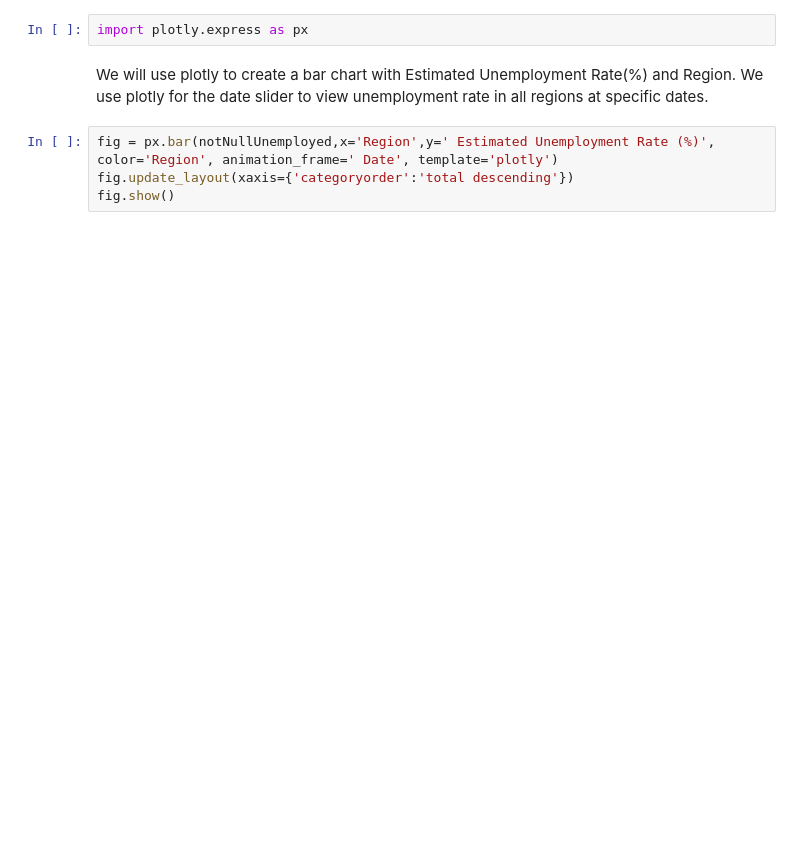
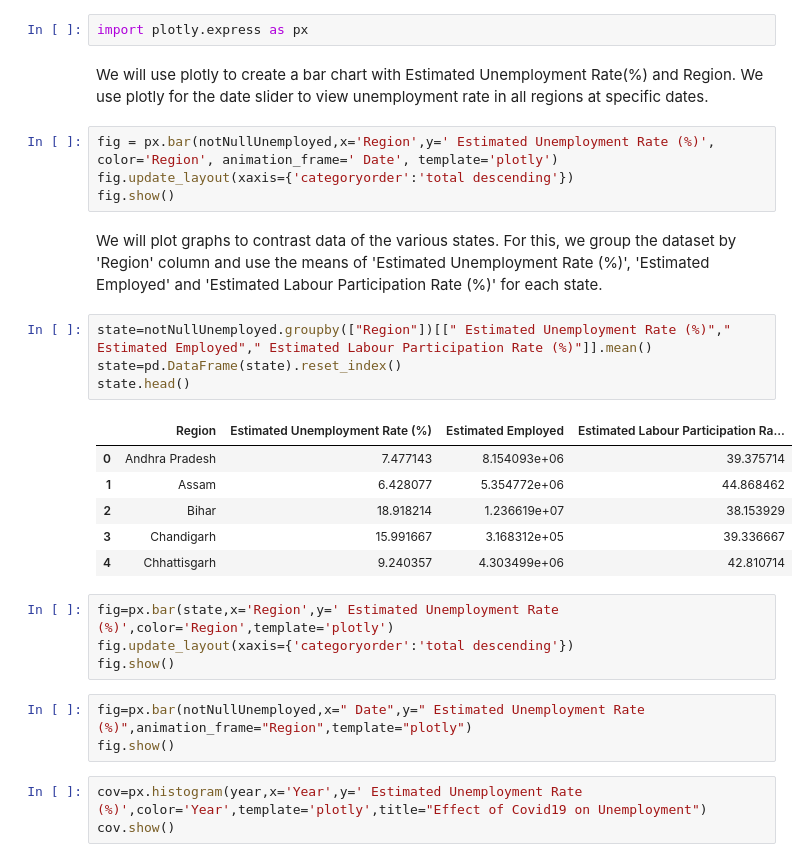
Before and after one commit to Codeworm08/OIBSIP, a Jupyter notebook: unemploymentAnalysis.ipynb, the cells around one changed output. Drawn from its saved outputs; the diff is of its cells as text; blank space fills up the shorter version.

Commit message:
unemployment plot against time regionwise. histogram for unemployment in 2019 and 2020

```diff
--- a/unemploymentAnalysis.ipynb
+++ b/unemploymentAnalysis.ipynb
@@ -78,3 +86,26 @@ We will use plotly to create a bar chart with Estimated Unemployment Rate(%) and
 fig = px.bar(notNullUnemployed,x='Region',y=' Estimated Unemployment Rate (%)', color='Region', animation_frame=' Date', template='plotly')
 fig.update_layout(xaxis={'categoryorder':'total descending'})
 fig.show()
+# %% [markdown]
+We will plot graphs to contrast data of the various states. For this, we group the dataset by 'Region' column and use the means of 'Estimated Unemployment Rate (%)', 'Estimated Employed' and 'Estimated Labour Participation Rate (%)' for each state.
+# %%
+state=notNullUnemployed.groupby(["Region"])[[" Estimated Unemployment Rate (%)"," Estimated Employed"," Estimated Labour Participation Rate (%)"]].mean()
+state=pd.DataFrame(state).reset_index()
+state.head()
+# %% [output]
+|  | Region | Estimated Unemployment Rate (%) | Estimated Employed | Estimated Labour Participation Ra... |
+| 0 | Andhra Pradesh | 7.477143 | 8.154093e+06 | 39.375714 |
+| 1 | Assam | 6.428077 | 5.354772e+06 | 44.868462 |
+| 2 | Bihar | 18.918214 | 1.236619e+07 | 38.153929 |
+| 3 | Chandigarh | 15.991667 | 3.168312e+05 | 39.336667 |
+| 4 | Chhattisgarh | 9.240357 | 4.303499e+06 | 42.810714 |
+# %%
+fig=px.bar(state,x='Region',y=' Estimated Unemployment Rate (%)',color='Region',template='plotly')
+fig.update_layout(xaxis={'categoryorder':'total descending'})
+fig.show()
+# %%
+fig=px.bar(notNullUnemployed,x=" Date",y=" Estimated Unemployment Rate (%)",animation_frame="Region",template="plotly")
+fig.show()
+# %%
+cov=px.histogram(year,x='Year',y=' Estimated Unemployment Rate (%)',color='Year',template='plotly',title="Effect of Covid19 on Unemployment")
+cov.show()
```
Also changed, not shown: parts of 4 cells of this notebook.
